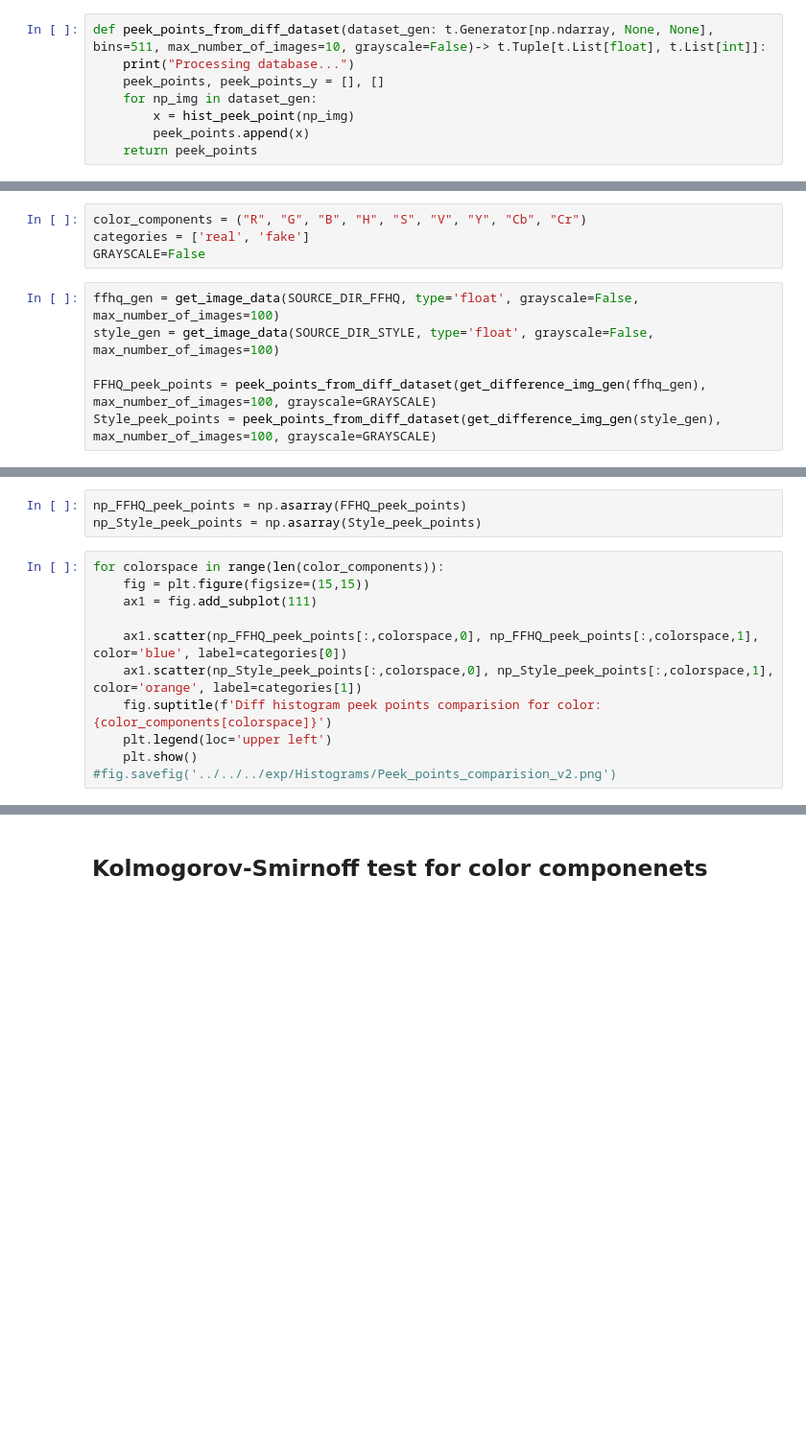
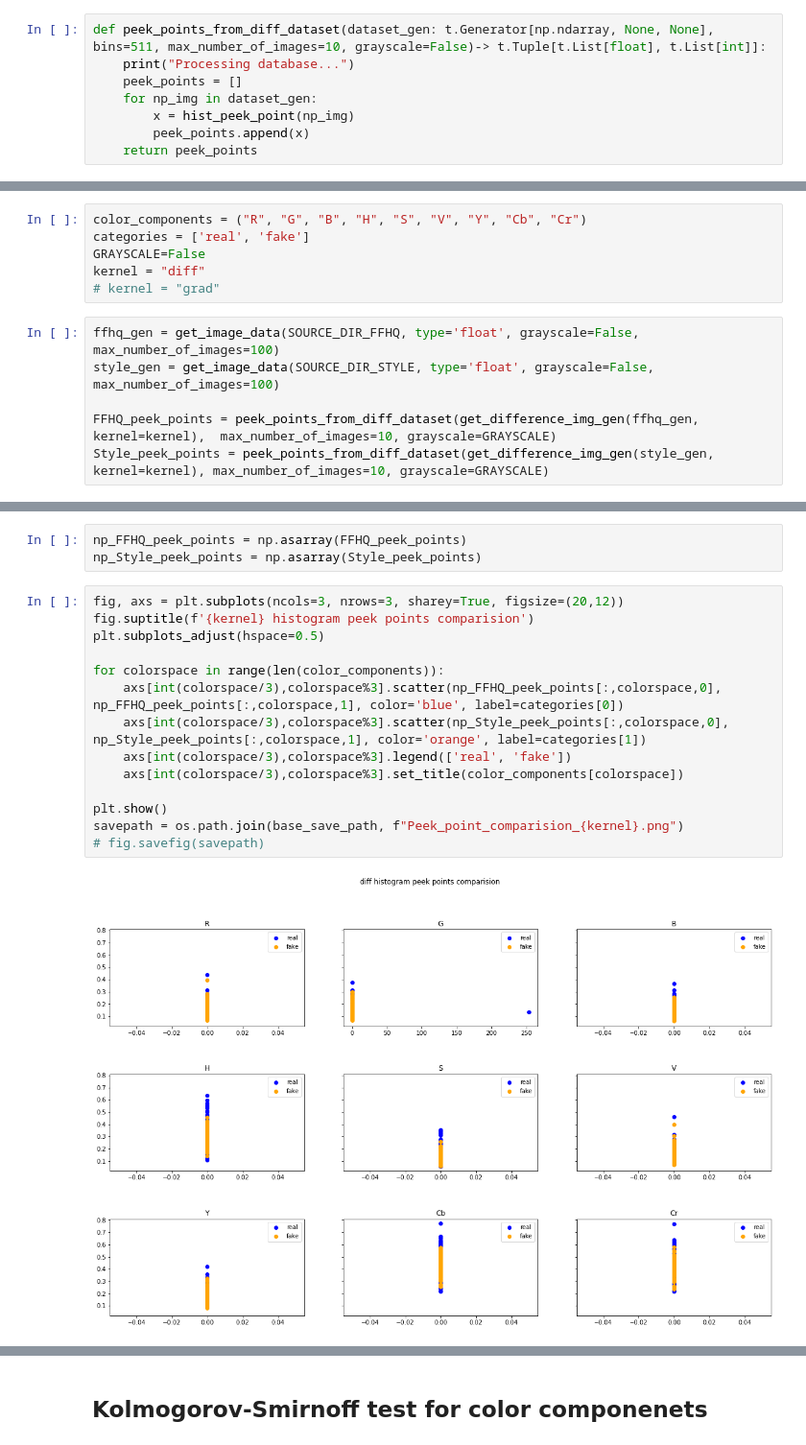
Before and after one commit to MarcinNawrocki/fake-faces-detector, a Jupyter notebook: src/notebooks/preprocessing/histogram_features.ipynb, the cells around one changed output, grey strips where cells are left out. Shown: that part at 96% size. Saved outputs shown, nothing was run; the diff lists cells and outputs as text; blank space fills up the shorter version.

Commit message:
I20 Better plots in histogram features

```diff
--- a/src/notebooks/preprocessing/histogram_features.ipynb
+++ b/src/notebooks/preprocessing/histogram_features.ipynb
@@ -35,7 +36,7 @@ def hist_peek_point(np_img: np.ndarray, bins=256, hist_range=(0,255), channels=9
 # %%
 def peek_points_from_diff_dataset(dataset_gen: t.Generator[np.ndarray, None, None], bins=511, max_number_of_images=10, grayscale=False)-> t.Tuple[t.List[float], t.List[int]]:
     print("Processing database...")
-    peek_points, peek_points_y = [], []
+    peek_points = []
     for np_img in dataset_gen:
         x = hist_peek_point(np_img)
         peek_points.append(x)
@@ -46,9 +47,11 @@ def peek_points_from_diff_dataset(dataset_gen: t.Generator[np.ndarray, None, Non
 color_components = ("R", "G", "B", "H", "S", "V", "Y", "Cb", "Cr")
 categories = ['real', 'fake']
 GRAYSCALE=False
+kernel = "diff"
+# kernel = "grad"
 # %%
 ffhq_gen = get_image_data(SOURCE_DIR_FFHQ, type='float', grayscale=False, max_number_of_images=100)
 style_gen = get_image_data(SOURCE_DIR_STYLE, type='float', grayscale=False, max_number_of_images=100)
 
-FFHQ_peek_points = peek_points_from_diff_dataset(get_difference_img_gen(ffhq_gen), max_number_of_images=100, grayscale=GRAYSCALE)
-Style_peek_points = peek_points_from_diff_dataset(get_difference_img_gen(style_gen), max_number_of_images=100, grayscale=GRAYSCALE)
+FFHQ_peek_points = peek_points_from_diff_dataset(get_difference_img_gen(ffhq_gen, kernel=kernel),  max_number_of_images=10, grayscale=GRAYSCALE)
+Style_peek_points = peek_points_from_diff_dataset(get_difference_img_gen(style_gen, kernel=kernel), max_number_of_images=10, grayscale=GRAYSCALE)
@@ -55,14 +63,19 @@ Style_peek_points = peek_points_from_diff_dataset(get_difference_img_gen(style_g
 # %%
 np_FFHQ_peek_points = np.asarray(FFHQ_peek_points)
 np_Style_peek_points = np.asarray(Style_peek_points)
-# %%
-for colorspace in range(len(color_components)):
-    fig = plt.figure(figsize=(15,15))
-    ax1 = fig.add_subplot(111)
-
-    ax1.scatter(np_FFHQ_peek_points[:,colorspace,0], np_FFHQ_peek_points[:,colorspace,1], color='blue', label=categories[0])
-    ax1.scatter(np_Style_peek_points[:,colorspace,0], np_Style_peek_points[:,colorspace,1], color='orange', label=categories[1])
-    fig.suptitle(f'Diff histogram peek points comparision for color: {color_components[colorspace]}')
-    plt.legend(loc='upper left')
-    plt.show()
-#fig.savefig('../../../exp/Histograms/Peek_points_comparision_v2.png')
+# %%
+fig, axs = plt.subplots(ncols=3, nrows=3, sharey=True, figsize=(20,12))
+fig.suptitle(f'{kernel} histogram peek points comparision')
+plt.subplots_adjust(hspace=0.5)
+
+for colorspace in range(len(color_components)):
+    axs[int(colorspace/3),colorspace%3].scatter(np_FFHQ_peek_points[:,colorspace,0], np_FFHQ_peek_points[:,colorspace,1], color='blue', label=categories[0])
+    axs[int(colorspace/3),colorspace%3].scatter(np_Style_peek_points[:,colorspace,0], np_Style_peek_points[:,colorspace,1], color='orange', label=categories[1])
+    axs[int(colorspace/3),colorspace%3].legend(['real', 'fake'])
+    axs[int(colorspace/3),colorspace%3].set_title(color_components[colorspace])
+
+plt.show()
+savepath = os.path.join(base_save_path, f"Peek_point_comparision_{kernel}.png")
+# fig.savefig(savepath)
+# %% [output]
+[figure, added]
```
Also changed, not shown: parts of 4 cells of this notebook, 2 other files.
